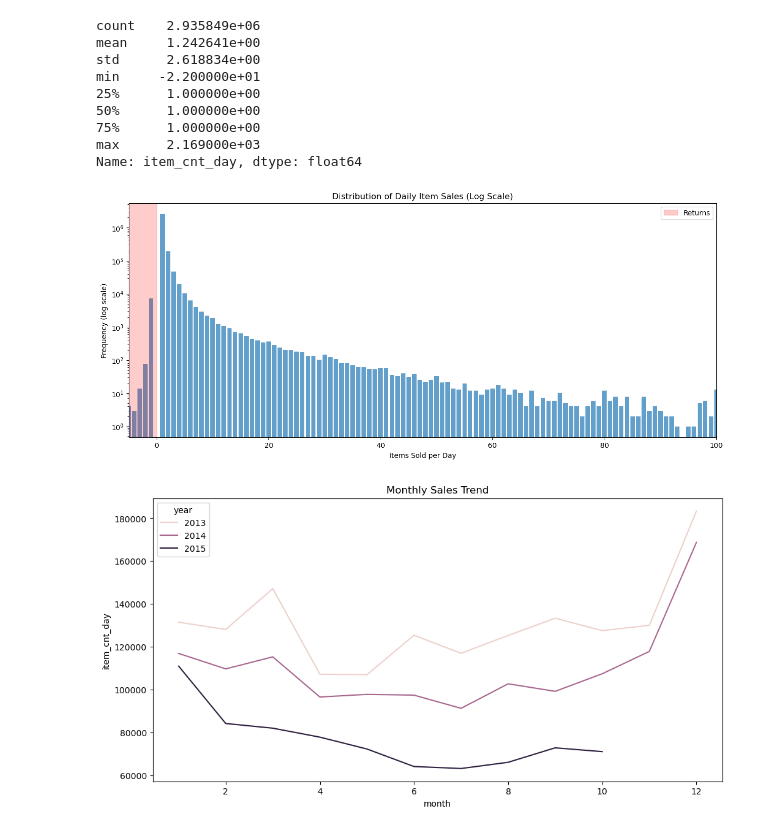
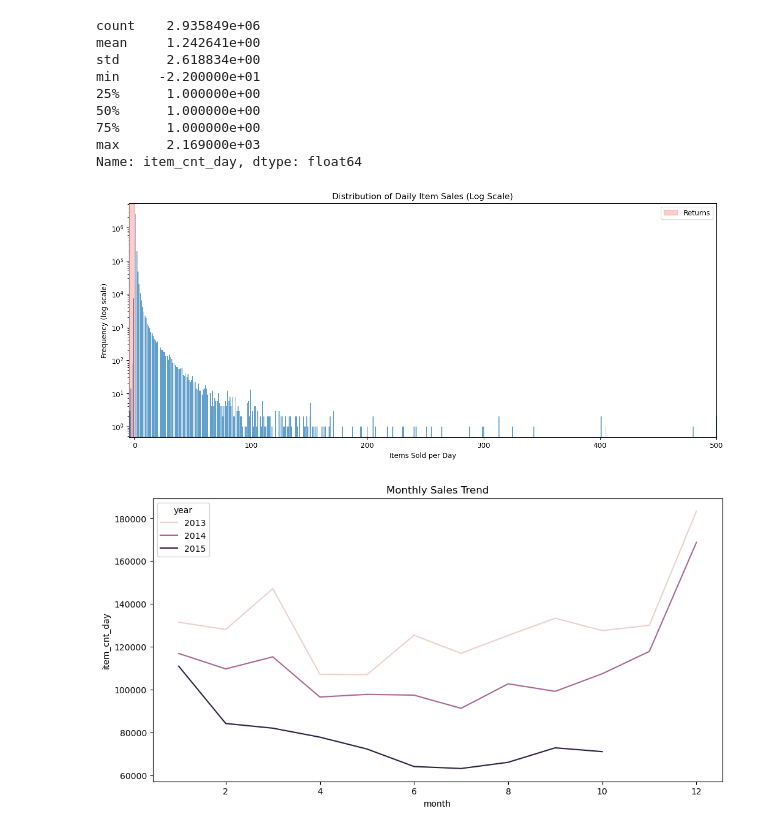
Before and after one commit to imamirkhan/CS_Sales_Prediction, a Jupyter notebook: Price_prediction_models.ipynb, the cells around one changed output. Saved outputs shown, nothing was run; the diff lists cells and outputs as text; code cells hidden in the pictures.

```diff
--- a/Price_prediction_models.ipynb
+++ b/Price_prediction_models.ipynb
@@ -167,24 +167,24 @@ Name: item_cnt_day, dtype: float64
 # %%
 #Number of items sold daily
 counts = sales["item_cnt_day"].value_counts().sort_index()
 
 plt.figure(figsize=(15,6))
 plt.bar(counts.index, counts.values, width=0.8, alpha=0.7)
 
 plt.yscale('log')  # log scale for frequency
-plt.xlim(-5, 100)
+plt.xlim(-5, 500)
 plt.xlabel("Items Sold per Day")
 plt.ylabel("Frequency (log scale)")
 plt.title("Distribution of Daily Item Sales (Log Scale)")
 
 # Highlight returns if present
 if (sales["item_cnt_day"] < 0).any():
     plt.axvspan(sales["item_cnt_day"].min(), 0, color='red', alpha=0.2, label='Returns')
     plt.legend()
 
 plt.show()
 # %% [output]
-[figure, old version]
+[figure, new version]
 # %%
 monthly_trend = sales.groupby(['year', 'month'])['item_cnt_day'].sum().reset_index()
 # %%
```
Also changed, not shown: parts of 33 cells of this notebook, 1 other file.
